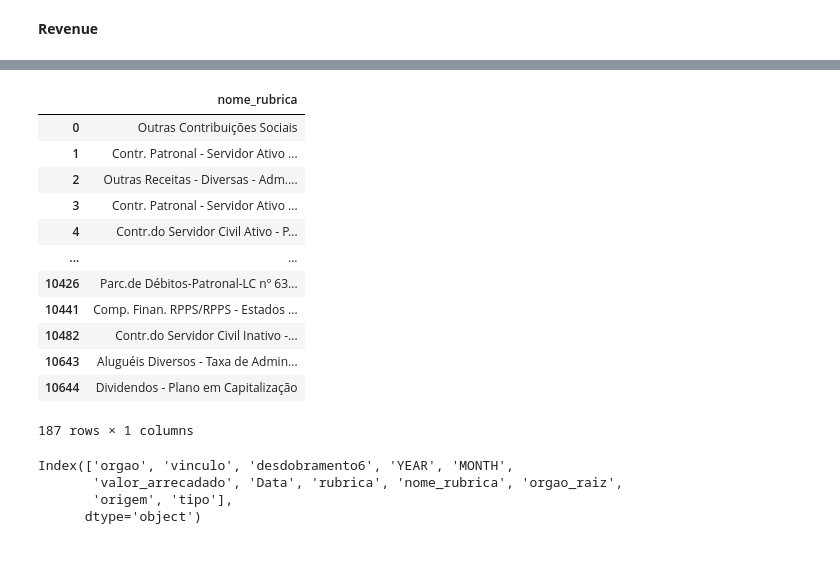
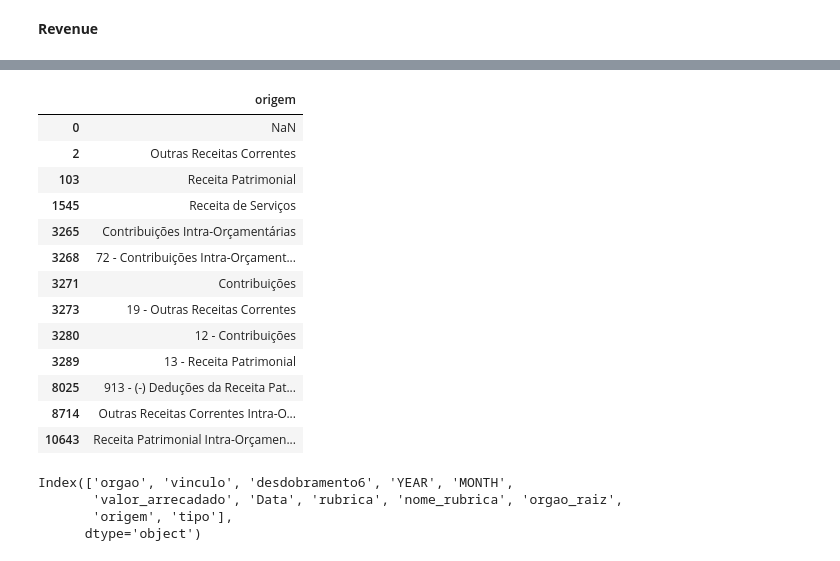
Before and after one commit to TiagoIesbick/dashboard-etl, a Jupyter notebook: dashboard_data.ipynb, the cells around one changed output, grey strips where cells are left out. Saved outputs shown, nothing was run; the diff lists cells and outputs as text; code cells hidden in the pictures.

```diff
--- a/dashboard_data.ipynb
+++ b/dashboard_data.ipynb
@@ -265,4 +405,4 @@ for column in df_otr:
 # %%
-df = pd.concat([df_rev_2004_2017, df_rev_2018_2023], ignore_index=True)
+df = pd.concat([df, df_1], ignore_index=True)
 df
 # %% [output]
@@ -281,0 +428,2 @@ df
+# %%
+df.loc[df['nome_o'].isna(), 'origem'] = df['rubrica'].str[:2].map(df_otr[['o_int', 'nome_o']].drop_duplicates(keep='last').set_index('o_int')['nome_o'])
@@ -281,0 +470,5 @@ df
+# %%
+df.loc[~df['nome_r'].isna(), 'nome_rubrica'] = df['nome_r']
+# %%
+df.loc[~df['nome_t'].isna(), 'tipo'] = df['nome_t']
+df.loc[~df['nome_o'].isna(), 'origem'] = df['nome_o']
@@ -304,19 +508,20 @@ memory usage: 1.1+ MB
 # %%
-df[['nome_rubrica']].drop_duplicates()
+df[['origem']].drop_duplicates()
 # %% [output]
-|  | nome_rubrica |
-| 0 | Outras Contribuições Sociais |
-| 1 | Contr. Patronal - Servidor Ativo ... |
-| 2 | Outras Receitas - Diversas - Adm.... |
-| 3 | Contr. Patronal - Servidor Ativo ... |
-| 4 | Contr.do Servidor Civil Ativo - P... |
-| ... | ... |
-| 10426 | Parc.de Débitos-Patronal-LC nº 63... |
-| 10441 | Comp. Finan. RPPS/RPPS - Estados ... |
-| 10482 | Contr.do Servidor Civil Inativo -... |
-| 10643 | Aluguéis Diversos - Taxa de Admin... |
-| 10644 | Dividendos - Plano em Capitalização |
+|  | origem |
+| 0 | NaN |
+| 2 | Outras Receitas Correntes |
+| 103 | Receita Patrimonial |
+| 1545 | Receita de Serviços |
+| 3265 | Contribuições Intra-Orçamentárias |
+| 3268 | 72 - Contribuições Intra-Orçament... |
+| 3271 | Contribuições |
+| 3273 | 19 - Outras Receitas Correntes |
+| 3280 | 12 - Contribuições |
+| 3289 | 13 - Receita Patrimonial |
+| 8025 | 913 - (-) Deduções da Receita Pat... |
+| 8714 | Outras Receitas Correntes Intra-O... |
+| 10643 | Receita Patrimonial Intra-Orçamen... |
-187 rows × 1 columns
 # %%
 df.columns
 # %% [output]
```
Also changed, not shown: parts of 19 cells of this notebook.
